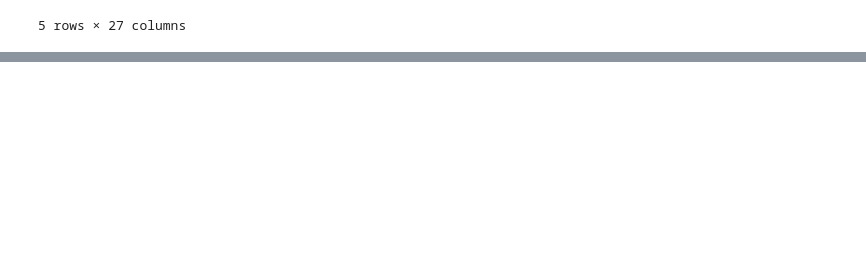
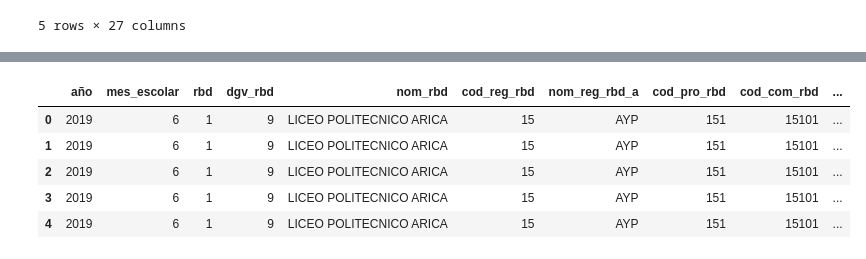
Before and after one commit to bperezlovisolo/proyecto_sql, a Jupyter notebook: Asistencia invierno.ipynb, the cells around one changed output, grey strips where cells are left out. Cells and saved outputs as stored; diff of their text form; code cells hidden in the pictures; blank space fills up the shorter version.

Commit message:
df_invierno clean  + pickle

```diff
--- a/Asistencia invierno.ipynb
+++ b/Asistencia invierno.ipynb
@@ -58,0 +69,4 @@ df_invierno.tail()
+# %%
+#cambiamos el nombre de la columna año para tener mayor claridad
+df_invierno.rename(columns= {'AGNO': 'año'}, inplace=True)
+df_invierno.columns
@@ -58,0 +81,4 @@ df_invierno.tail()
+# %%
+#cambiamos el formato de los nombres de las columnas para hacer mas sencillo la referencia.
+df_invierno.columns = df_invierno.columns.str.lower().str.replace(" ", "_")
+df_invierno.columns
@@ -58,0 +93,9 @@ df_invierno.tail()
+# %%
+df_invierno.head()
+# %% [output]
+|  | año | mes_escolar | rbd | dgv_rbd | nom_rbd | cod_reg_rbd | nom_reg_rbd_a | cod_pro_rbd | cod_com_rbd | ... |
+| 0 | 2019 | 6 | 1 | 9 | LICEO POLITECNICO ARICA | 15 | AYP | 151 | 15101 | ... |
+| 1 | 2019 | 6 | 1 | 9 | LICEO POLITECNICO ARICA | 15 | AYP | 151 | 15101 | ... |
+| 2 | 2019 | 6 | 1 | 9 | LICEO POLITECNICO ARICA | 15 | AYP | 151 | 15101 | ... |
+| 3 | 2019 | 6 | 1 | 9 | LICEO POLITECNICO ARICA | 15 | AYP | 151 | 15101 | ... |
+| 4 | 2019 | 6 | 1 | 9 | LICEO POLITECNICO ARICA | 15 | AYP | 151 | 15101 | ... |
```
Also changed, not shown: parts of 9 cells of this notebook.
